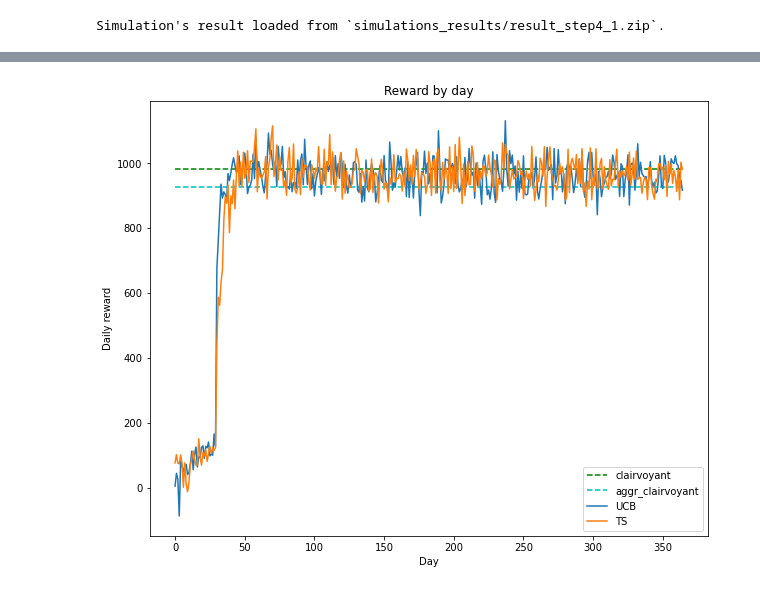
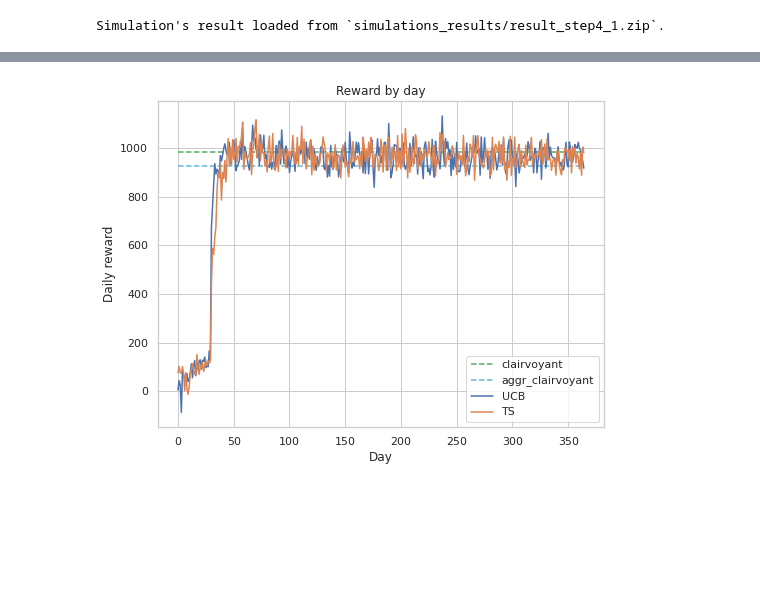
Before and after one commit to fcolombo7/DataIntelligenceApplications, a Jupyter notebook: Pricing Report.ipynb, the cells around one changed output, grey strips where cells are left out. Cells and saved outputs as stored; diff of their text form; code cells hidden in the pictures; blank space fills up the shorter version.

```diff
--- a/Pricing Report.ipynb
+++ b/Pricing Report.ipynb
@@ -170,4 +170,4 @@ task.plot(0, theme='whitegrid')
 # %%
-task.plot(1, theme='whitegrid')
+task.plot(1, figsize=(8,6))
 # %% [output]
-[figure, old version]
+[figure, new version]
```
Also changed, not shown: parts of 11 cells of this notebook, 1 other file.
